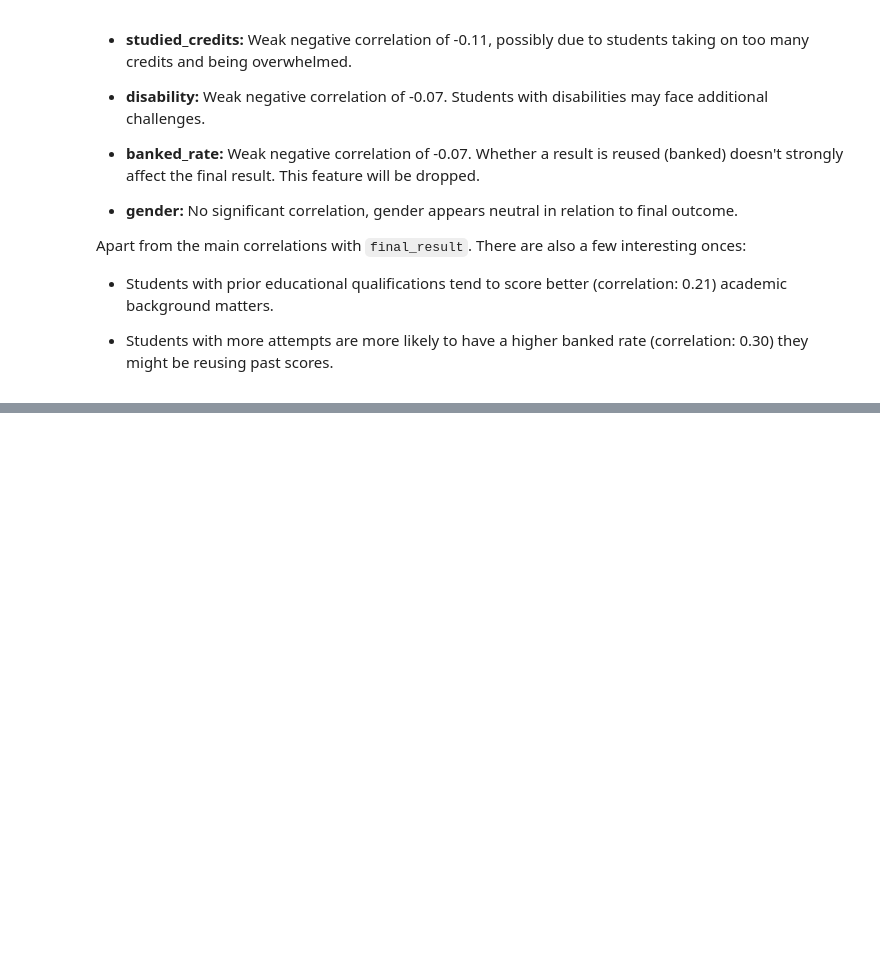
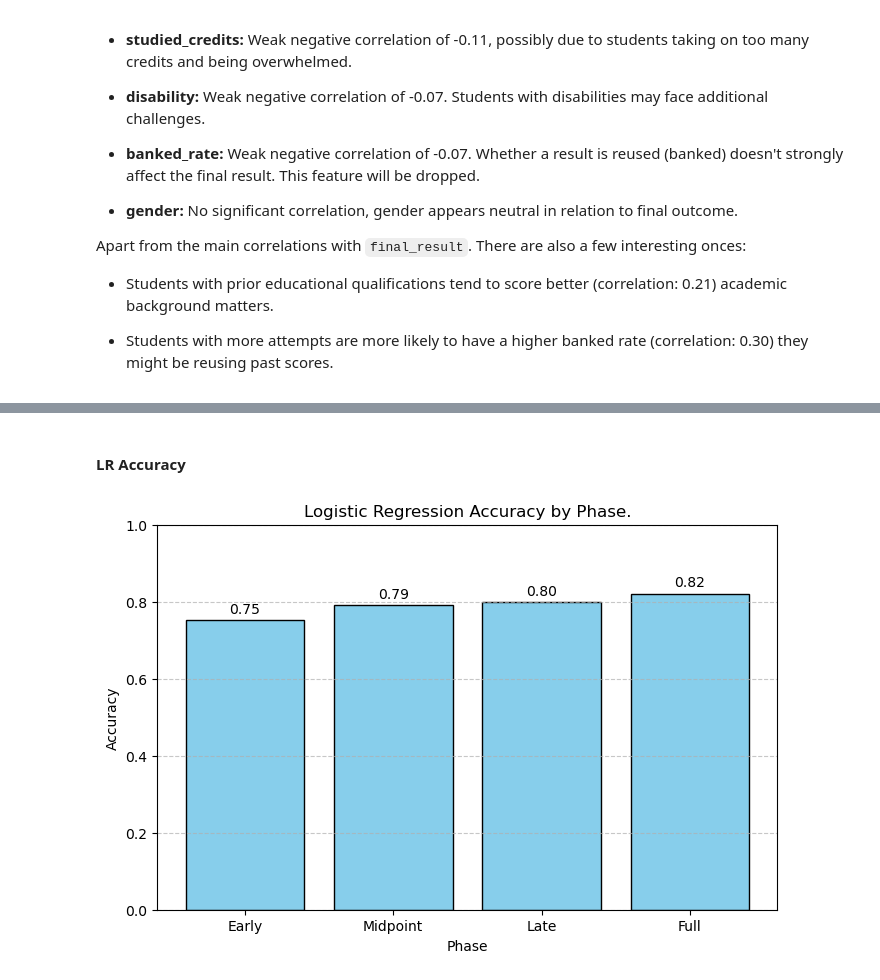
Before and after one commit to MScProjs/MScProject2025-Ali-Suhail, a Jupyter notebook: codes/models.ipynb, the cells around one changed output, grey strips where cells are left out. Saved outputs shown, nothing was run; the diff lists cells and outputs as text; code cells hidden in the pictures; blank space fills up the shorter version.

Commit message:
folder changes, fixed folder feature bug in dropout_dataset_generator.ipynb, Logistic regression model and results completed and added SVM model

```diff
--- a/codes/models.ipynb
+++ b/codes/models.ipynb
@@ -1884,6 +1894,20 @@ vle_unique_module_activity_custom.head(5)
 | 4 | EEE | 0.0 | 1.0 | 0.0 | 1.0 | 0.0 | 1.0 | 0.0 | ... |
 # %%
 vle_unique_module_activity_custom.columns = ['code_module'] + [f"has_{col}" for col in vle_unique_module_activity_custom.columns[1:]]
+
+# Get full list of activity types from the original (unfiltered) VLE.
+all_activity_types = sorted(vle['activity_type'].unique())
+
+# Ensure all activity columns exist in the activity click matrix.
+for col in all_activity_types:
+    if col not in vle_activity_ohe_custom.columns:
+        vle_activity_ohe_custom[col] = 0
+
+# Ensure all has_* columns exist in has_activity matrix.
+for col in all_activity_types:
+    col_name = f'has_{col}'
+    if col_name not in vle_unique_module_activity_custom.columns:
+        vle_unique_module_activity_custom[col_name] = 0
 
 # Merge vle_unique_module_activity_custom with vle_activity_ohe_custom.
 vle_activity_features_custom = pd.merge(
@@ -4321,0 +4422,11 @@ Pass/Distinction       0.73      0.72      0.72      3042
+# %%
+# Generate classification reports using the best LR models.
+lr_classification_reports = {
+    phase: classification_report(yte, lr_best_models[phase].predict(Xte))
+    for phase, (_, _, Xte, yte) in phase_sets.items()
+}
+
+for phase, report in lr_classification_reports.items():
+    print(f"{phase} Phase\n")
+    print(report)
+    print("-" * 60)
@@ -4321,0 +4451,24 @@ Pass/Distinction       0.73      0.72      0.72      3042
+# %% [markdown]
+#### LR Accuracy
+# %%
+lr_accuracies = {
+    phase: accuracy_score(yte, lr_best_models[phase].predict(Xte))
+    for phase, (_, _, Xte, yte) in phase_sets.items()
+}
+
+plt.figure(figsize=(8, 5))
+bars = plt.bar(lr_accuracies.keys(), lr_accuracies.values(), color="skyblue", edgecolor="black")
+plt.title("Logistic Regression Accuracy by Phase.")
+plt.xlabel("Phase")
+plt.ylabel("Accuracy")
+plt.ylim(0, 1)
+plt.grid(axis="y", linestyle="--", alpha=0.7)
+
+# Add annotations.
+for bar in bars:
+    height = bar.get_height()
+    plt.text(bar.get_x() + bar.get_width()/2, height + 0.01, f"{height:.2f}",
+             ha='center', va='bottom', fontsize=10)
+plt.show()
+# %% [output]
+[figure, added]
```
Also changed, not shown: parts of 47 cells of this notebook, 20 other files.
